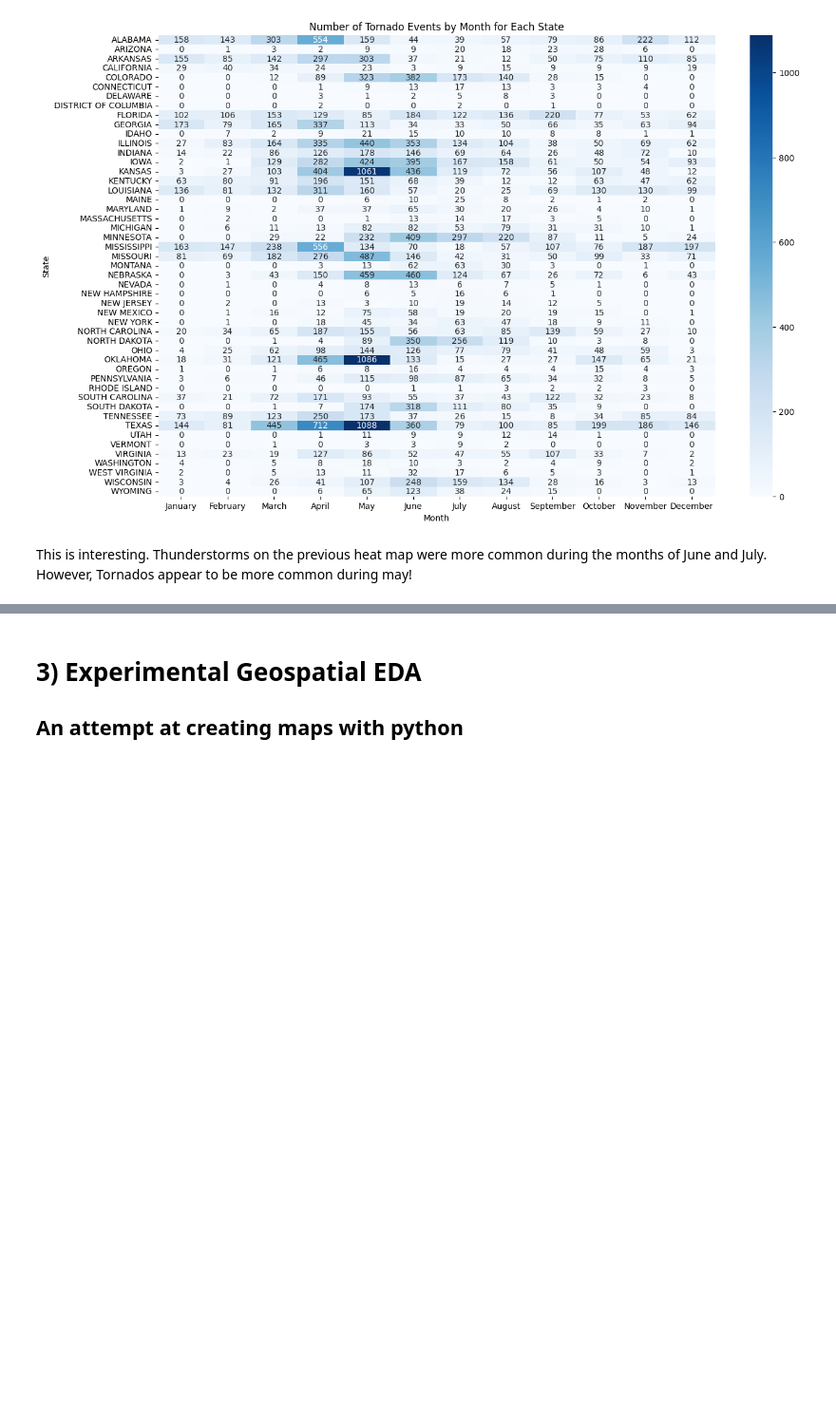
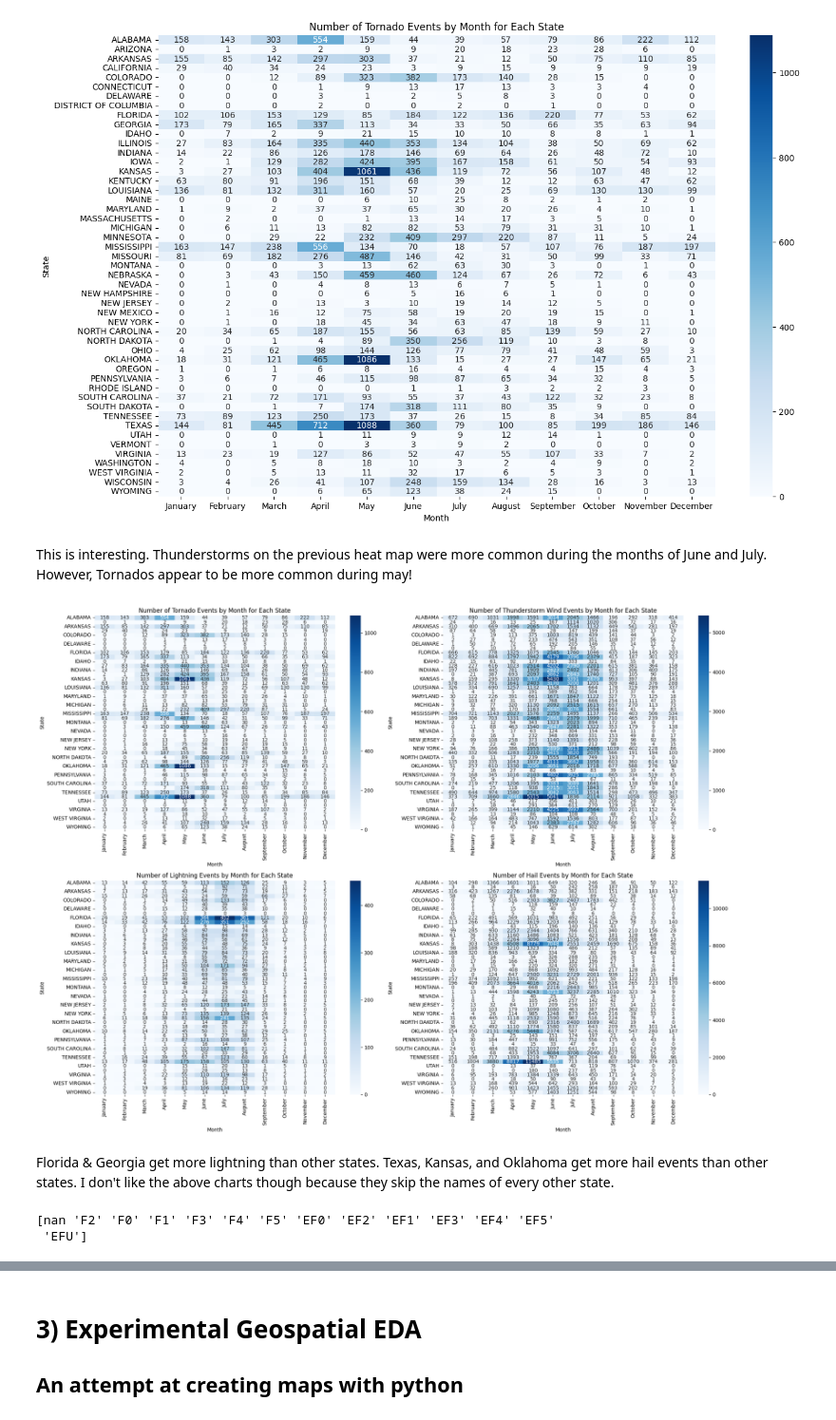
Before and after one commit to drpafowler/datafun-06-eda, a Jupyter notebook: philip_eda.ipynb, the cells around one changed output, grey strips where cells are left out. Shown at 95% size. Drawn from its saved outputs; the diff is of its cells as text; code cells hidden in the pictures; blank space fills up the shorter version.

```diff
--- a/philip_eda.ipynb
+++ b/philip_eda.ipynb
@@ -559,3 +561,58 @@ plt.show()
 [figure]
 # %% [markdown]
 This is interesting.  Thunderstorms on the previous heat map were more common during the months of June and July.  However, Tornados appear to be more common during may!
+# %%
+
+# Function to create a pivot table for a given event type
+def create_pivot_table(event_type):
+    event_df = df[df['EVENT_TYPE'] == event_type]
+    event_counts_by_state_month = event_df.groupby(['STATE', 'MONTH_NAME']).size().reset_index(name='count')
+    pivot_table = event_counts_by_state_month.pivot(index='STATE', columns='MONTH_NAME', values='count').fillna(0)
+    month_order = ['January', 'February', 'March', 'April', 'May', 'June', 'July', 'August', 'September', 'October', 'November', 'December']
+    pivot_table = pivot_table[month_order]
+    return pivot_table
+
+# Create pivot tables for each event type
+tornado_pivot = create_pivot_table('Tornado')
+thunderstorm_wind_pivot = create_pivot_table('Thunderstorm Wind')
+lightning_pivot = create_pivot_table('Lightning')
+hail_pivot = create_pivot_table('Hail')
+
+# Plot the heatmaps in a 2x2 grid
+fig, axes = plt.subplots(2, 2, figsize=(20, 15))
+
+sns.heatmap(tornado_pivot, cmap='Blues', annot=True, fmt='g', ax=axes[0, 0])
+axes[0, 0].set_title('Number of Tornado Events by Month for Each State')
+axes[0, 0].set_xlabel('Month')
+axes[0, 0].set_ylabel('State')
+
+sns.heatmap(thunderstorm_wind_pivot, cmap='Blues', annot=True, fmt='g', ax=axes[0, 1])
+axes[0, 1].set_title('Number of Thunderstorm Wind Events by Month for Each State')
+axes[0, 1].set_xlabel('Month')
+axes[0, 1].set_ylabel('State')
+
+sns.heatmap(lightning_pivot, cmap='Blues', annot=True, fmt='g', ax=axes[1, 0])
+axes[1, 0].set_title('Number of Lightning Events by Month for Each State')
+axes[1, 0].set_xlabel('Month')
+axes[1, 0].set_ylabel('State')
+
+sns.heatmap(hail_pivot, cmap='Blues', annot=True, fmt='g', ax=axes[1, 1])
+axes[1, 1].set_title('Number of Hail Events by Month for Each State')
+axes[1, 1].set_xlabel('Month')
+axes[1, 1].set_ylabel('State')
+
+plt.tight_layout()
+plt.show()
+# %% [output]
+[figure, added]
+# %% [markdown]
+Florida & Georgia get more lightning than other states.  Texas, Kansas, and Oklahoma get more hail events than other states.  I don't like the above charts though because they skip the names of every other state.
+# %%
+# Get the unique values of the TOR_F_SCALE column
+tor_f_scale_values = df['TOR_F_SCALE'].unique()
+
+# Print the unique values
+print(tor_f_scale_values)
+# %% [output]
+[nan 'F2' 'F0' 'F1' 'F3' 'F4' 'F5' 'EF0' 'EF2' 'EF1' 'EF3' 'EF4' 'EF5'
+ 'EFU']
```
Also changed, not shown: parts of 4 cells of this notebook, 1 other file.
